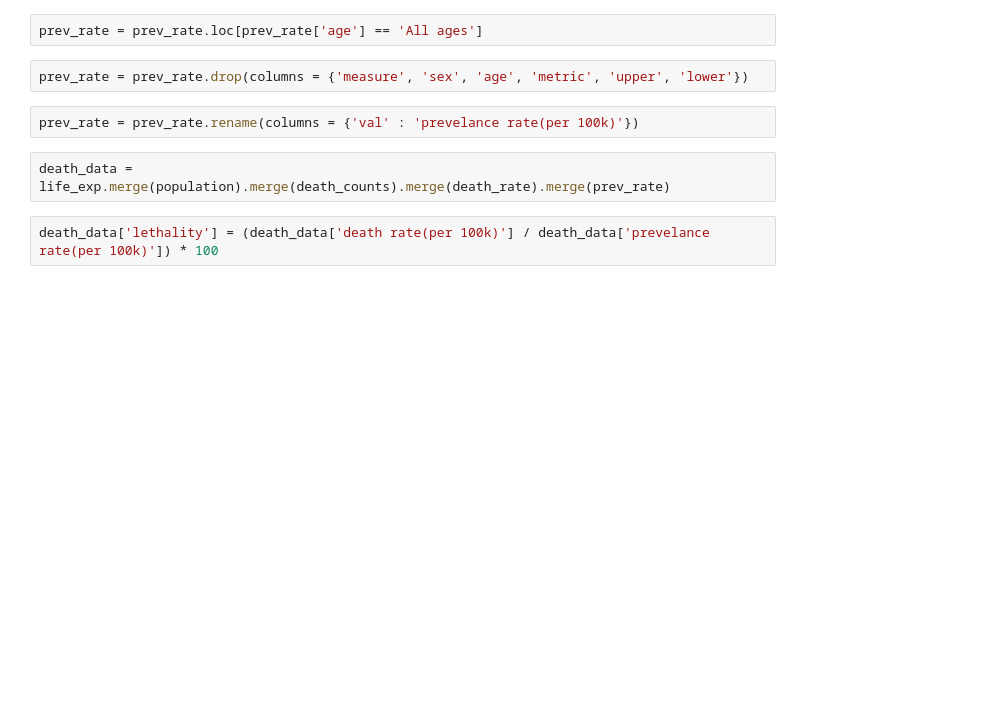
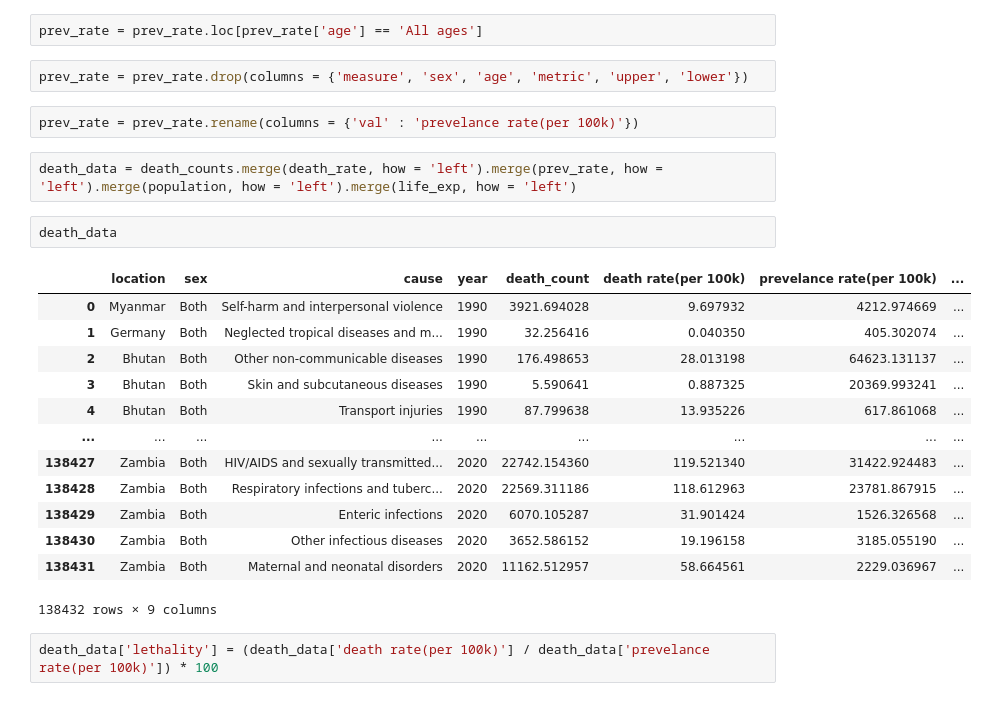
Before and after one commit to masonh108/Capstone, a Jupyter notebook: Notebooks/data_prep.ipynb, the cells around one changed output. Cells and saved outputs as stored; diff of their text form; blank space fills up the shorter version.

```diff
--- a/Notebooks/data_prep.ipynb
+++ b/Notebooks/data_prep.ipynb
@@ -37,7 +101,23 @@ prev_rate = prev_rate.loc[prev_rate['age'] == 'All ages']
 prev_rate = prev_rate.drop(columns = {'measure', 'sex', 'age', 'metric', 'upper', 'lower'})
 # %%
 prev_rate = prev_rate.rename(columns = {'val' : 'prevelance rate(per 100k)'})
-# %%
-death_data = life_exp.merge(population).merge(death_counts).merge(death_rate).merge(prev_rate)
+# %%
+death_data = death_counts.merge(death_rate, how = 'left').merge(prev_rate, how = 'left').merge(population, how = 'left').merge(life_exp, how = 'left')
+# %%
+death_data
+# %% [output]
+|  | location | sex | cause | year | death_count | death rate(per 100k) | prevelance rate(per 100k) | ... |
+| 0 | Myanmar | Both | Self-harm and interpersonal violence | 1990 | 3921.694028 | 9.697932 | 4212.974669 | ... |
+| 1 | Germany | Both | Neglected tropical diseases and m... | 1990 | 32.256416 | 0.040350 | 405.302074 | ... |
+| 2 | Bhutan | Both | Other non-communicable diseases | 1990 | 176.498653 | 28.013198 | 64623.131137 | ... |
+| 3 | Bhutan | Both | Skin and subcutaneous diseases | 1990 | 5.590641 | 0.887325 | 20369.993241 | ... |
+| 4 | Bhutan | Both | Transport injuries | 1990 | 87.799638 | 13.935226 | 617.861068 | ... |
+| ... | ... | ... | ... | ... | ... | ... | ... | ... |
+| 138427 | Zambia | Both | HIV/AIDS and sexually transmitted... | 2020 | 22742.154360 | 119.521340 | 31422.924483 | ... |
+| 138428 | Zambia | Both | Respiratory infections and tuberc... | 2020 | 22569.311186 | 118.612963 | 23781.867915 | ... |
+| 138429 | Zambia | Both | Enteric infections | 2020 | 6070.105287 | 31.901424 | 1526.326568 | ... |
+| 138430 | Zambia | Both | Other infectious diseases | 2020 | 3652.586152 | 19.196158 | 3185.055190 | ... |
+| 138431 | Zambia | Both | Maternal and neonatal disorders | 2020 | 11162.512957 | 58.664561 | 2229.036967 | ... |
+138432 rows × 9 columns
 # %%
 death_data['lethality'] = (death_data['death rate(per 100k)'] / death_data['prevelance rate(per 100k)']) * 100
```
Also changed, not shown: parts of 19 cells of this notebook, 8 other files.
